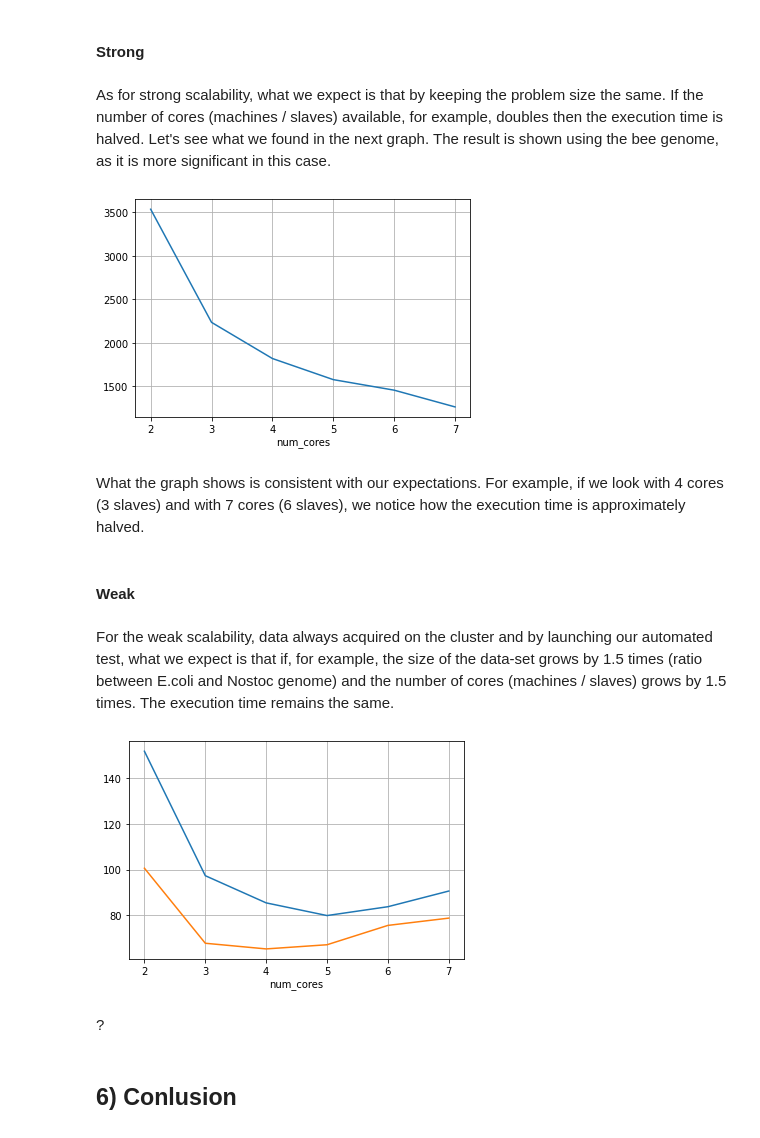
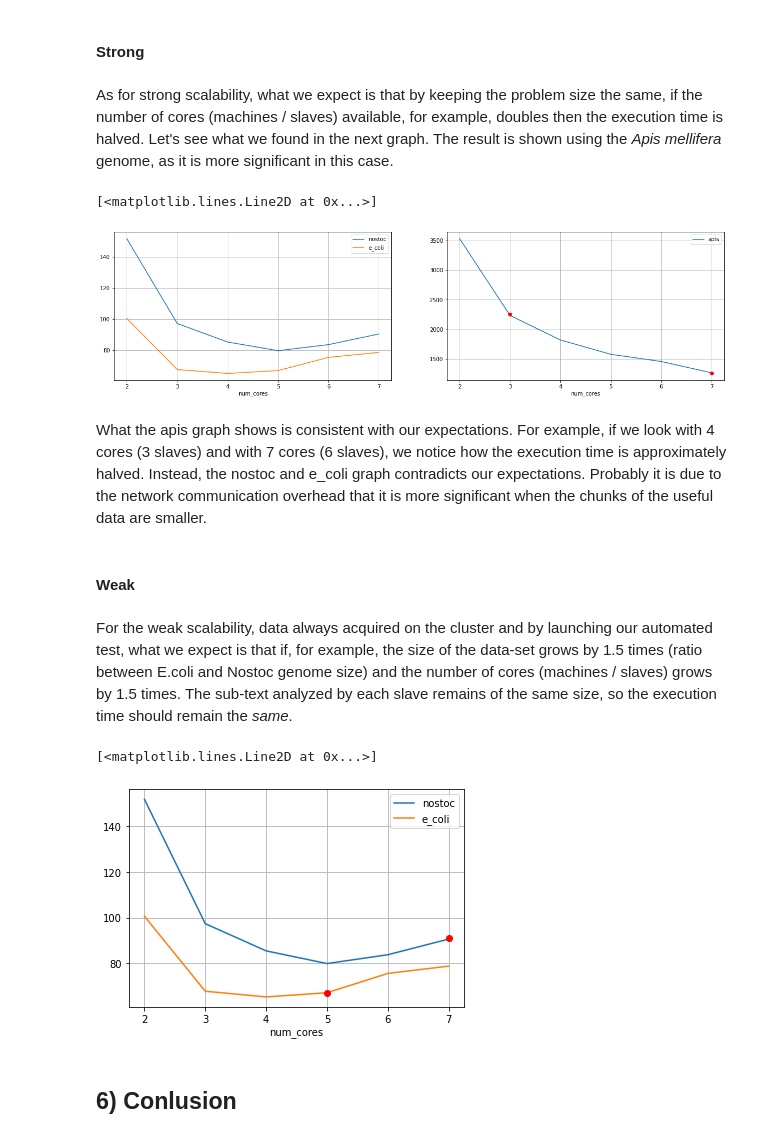
Before and after one commit to Davide-Lotito/ACA_project, a Jupyter notebook: presentation/notebook.ipynb, the cells around one changed output. Saved outputs shown, nothing was run; the diff lists cells and outputs as text; code cells hidden in the pictures.

```diff
--- a/presentation/notebook.ipynb
+++ b/presentation/notebook.ipynb
@@ -425,28 +414,37 @@ df
 # %% [markdown]
 #### Strong
 # %% [markdown]
-As for strong scalability, what we expect is that by keeping the problem size the same. If the number of cores (machines / slaves) available, for example, doubles then the execution time is halved. Let's see what we found in the next graph. The result is shown using the bee genome, as it is more significant in this case.
+As for strong scalability, what we expect is that by keeping the problem size the same, if the number of cores (machines / slaves) available, for example, doubles then the execution time is halved. Let's see what we found in the next graph. The result is shown using the <em>Apis mellifera</em> genome, as it is more significant in this case.
 # %%
-#df[df.genome=="nostoc"].groupby( "num_cores" ).millisecs.mean().plot()
-#df[df.genome=="e_coli"].groupby( "num_cores" ).millisecs.mean().plot()
-df[df.genome=="apis"].groupby( "num_cores" ).millisecs.mean().plot()
-plt.grid()
+fig, axes = plt.subplots(ncols=2,figsize=(20,5))
+df[df.genome=="nostoc"].groupby( "num_cores" ).millisecs.mean().plot(ax = axes[0])
+df[df.genome=="e_coli"].groupby( "num_cores" ).millisecs.mean().plot(ax = axes[0])
+df[df.genome=="apis"].groupby( "num_cores" ).millisecs.mean().plot(ax = axes[1])
+axes[0].grid()
+axes[1].grid()
+axes[1].legend(("apis",))
+axes[0].legend(("nostoc","e_coli"))
+axes[1].plot(3,2253,"ro")
+axes[1].plot(7,1255,"ro")
 # %% [output]
+[<matplotlib.lines.Line2D at 0x...>]
-[figure, old version]
+[figure, new version]
 # %% [markdown]
-What the graph shows is consistent with our expectations. For example, if we look with 4 cores (3 slaves) and with 7 cores (6 slaves), we notice how the execution time is approximately halved.
+What the apis graph shows is consistent with our expectations. For example, if we look with 4 cores (3 slaves) and with 7 cores (6 slaves), we notice how the execution time is approximately halved. Instead, the nostoc and e_coli graph contradicts our expectations. Probably it is due to the network communication overhead that it is more significant when the chunks of the useful data are smaller.
 # %% [markdown]
 #### Weak
 # %% [markdown]
-For the weak scalability, data always acquired on the cluster and by launching our automated test, what we expect is that if, for example, the size of the data-set grows by 1.5 times (ratio between E.coli and Nostoc genome) and the number of cores (machines / slaves) grows by 1.5 times. The execution time remains the same.
+For the weak scalability, data always acquired on the cluster and by launching our automated test, what we expect is that if, for example, the size of the data-set grows by 1.5 times (ratio between E.coli and Nostoc genome size) and the number of cores (machines / slaves) grows by 1.5 times. The sub-text analyzed by each slave remains of the same size, so the execution time should remain the <em>same</em>.
 # %%
 df[df.genome=="nostoc"].groupby( "num_cores" ).millisecs.mean().plot()
 df[df.genome=="e_coli"].groupby( "num_cores" ).millisecs.mean().plot()
 plt.grid()
+plt.legend(("nostoc","e_coli"))
+plt.plot(5,67,"ro")
+plt.plot(7,91,"ro")
 # %% [output]
+[<matplotlib.lines.Line2D at 0x...>]
-[figure, old version]
+[figure, new version]
-# %% [markdown]
-?
 # %% [markdown]
 ## 6) Conlusion
 # %% [markdown]
```
Also changed, not shown: parts of 4 cells of this notebook.
